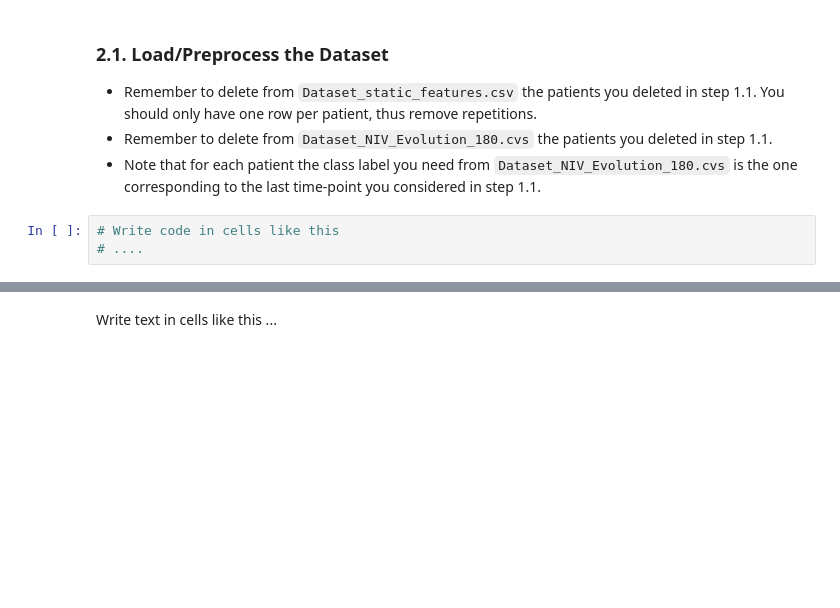
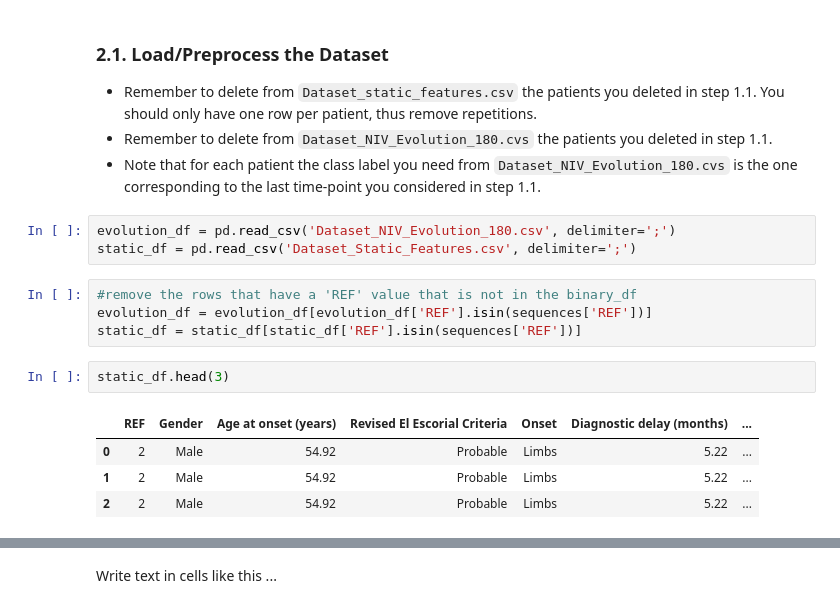
Before and after one commit to gabmeirinho/datamining, a Jupyter notebook: PD_202425_Project2.ipynb, the cells around one changed output, grey strips where cells are left out. Cells and saved outputs as stored; diff of their text form; blank space fills up the shorter version.

```diff
--- a/PD_202425_Project2.ipynb
+++ b/PD_202425_Project2.ipynb
@@ -523,6 +534,17 @@ In this task you should create a training set where the features are 1) the orig
 - Remember to delete from `Dataset_static_features.csv` the patients you deleted in step 1.1. You should only have one row per patient, thus remove repetitions.
 - Remember to delete from `Dataset_NIV_Evolution_180.cvs` the patients you deleted in step 1.1.
 - Note that for each patient the class label you need from `Dataset_NIV_Evolution_180.cvs` is the one corresponding to the last time-point you considered in step 1.1.
-# %%
-# Write code in cells like this
-# ....
+# %%
+evolution_df = pd.read_csv('Dataset_NIV_Evolution_180.csv', delimiter=';')
+static_df = pd.read_csv('Dataset_Static_Features.csv', delimiter=';')
+# %%
+#remove the rows that have a 'REF' value that is not in the binary_df
+evolution_df = evolution_df[evolution_df['REF'].isin(sequences['REF'])]
+static_df = static_df[static_df['REF'].isin(sequences['REF'])]
+# %%
+static_df.head(3)
+# %% [output]
+|  | REF | Gender | Age at onset (years) | Revised El Escorial Criteria | Onset | Diagnostic delay (months) | ... |
+| 0 | 2 | Male | 54.92 | Probable | Limbs | 5.22 | ... |
+| 1 | 2 | Male | 54.92 | Probable | Limbs | 5.22 | ... |
+| 2 | 2 | Male | 54.92 | Probable | Limbs | 5.22 | ... |
```
Also changed, not shown: parts of 73 cells of this notebook, 3 other files.
